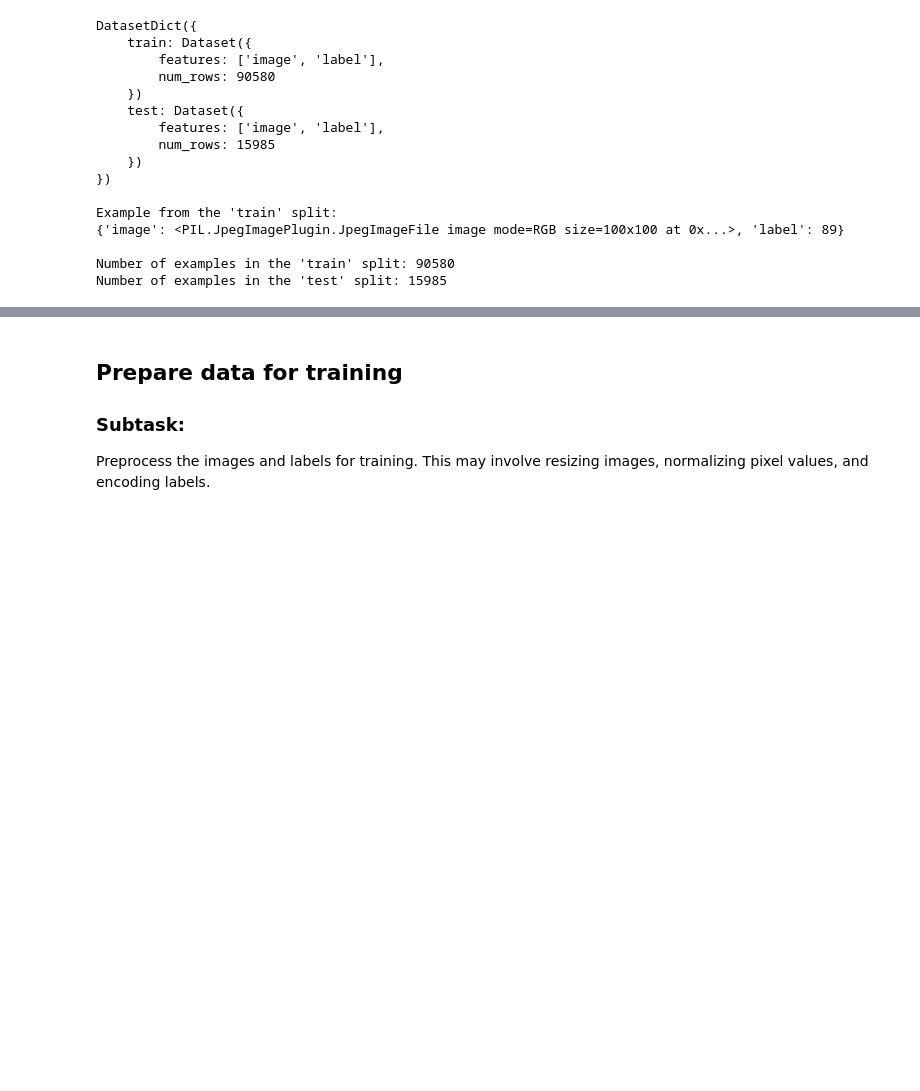
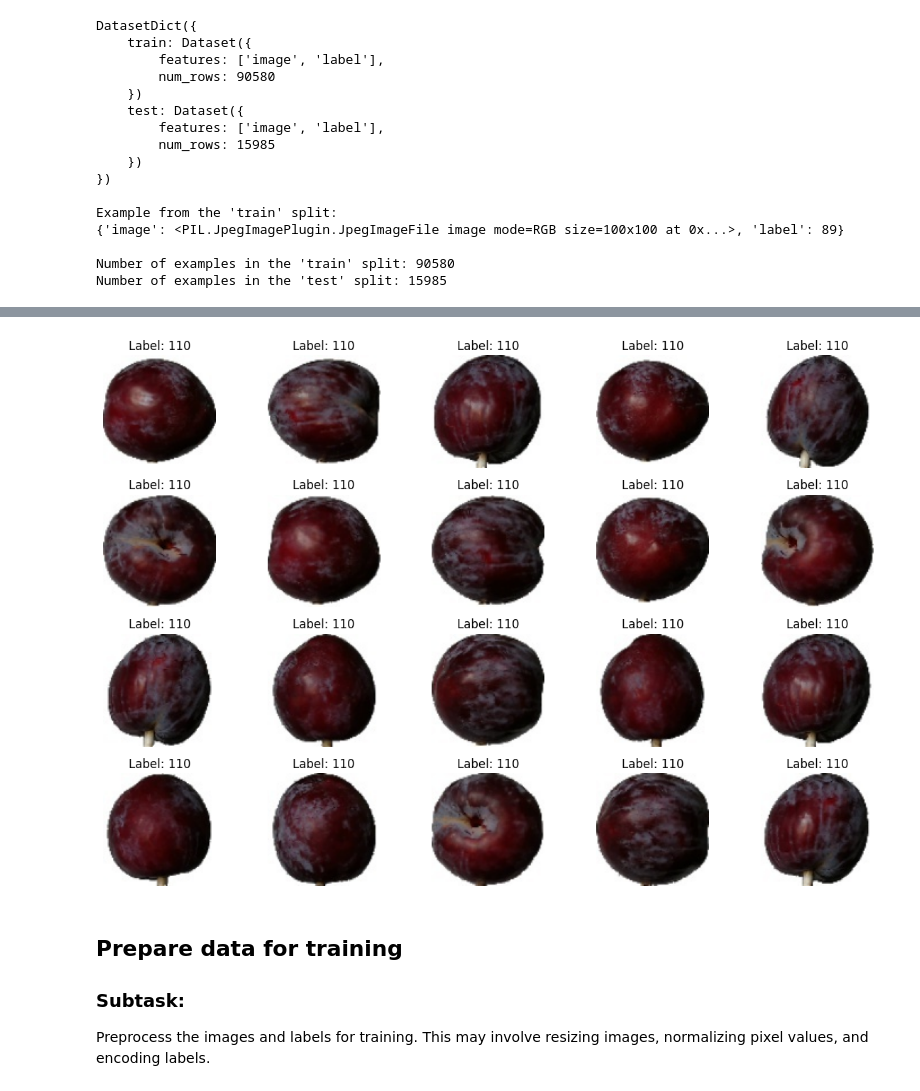
Before and after one commit to Cado87/Fruit-classification, a Jupyter notebook: Fruit_classifier_dataset_ethanjxu.ipynb, the cells around one changed output, grey strips where cells are left out. Saved outputs shown, nothing was run; the diff lists cells and outputs as text; code cells hidden in the pictures; blank space fills up the shorter version.

Commit message:
Dataset analysis

```diff
--- a/Fruit_classifier_dataset_ethanjxu.ipynb
+++ b/Fruit_classifier_dataset_ethanjxu.ipynb
@@ -113,3 +150,36 @@ Number of examples in the 'test' split: 15985
+# %%
+import matplotlib.pyplot as plt
+
+# Choose a class ID you want to visualize
+chosen_class_id = 110 # You can change this number to the desired class ID
+
+# Filter the dataset to get examples of the chosen class ID
+class_dataset = ds['train'].filter(lambda example: example['label'] == chosen_class_id)
+
+# Take a sample of 20 images from the filtered dataset
+sample_class_ds = class_dataset.select(range(min(20, len(class_dataset)))) # Take up to 20 samples
+
+plt.figure(figsize=(12, 8))
+
+if len(sample_class_ds) > 0:
+    for i, example in enumerate(sample_class_ds):
+        img = example['image']  # Directly access the image object
+        label = example['label']
+
+        try:
+            ax = plt.subplot(4, 5, i + 1) # Arrange images in a 4x5 grid
+            ax.imshow(img)
+            ax.set_title(f"Label: {label}")
+            ax.axis('off')
+        except Exception as e:
+            print(f"Could not display image {i}: {e}")
+
+    plt.tight_layout()
+    plt.show()
+else:
+    print(f"No images found for class ID {chosen_class_id} in the training set.")
+# %% [output]
+[figure, added]
 # %% [markdown]
 ## Prepare data for training
 
```
Also changed, not shown: parts of 3 cells of this notebook.
